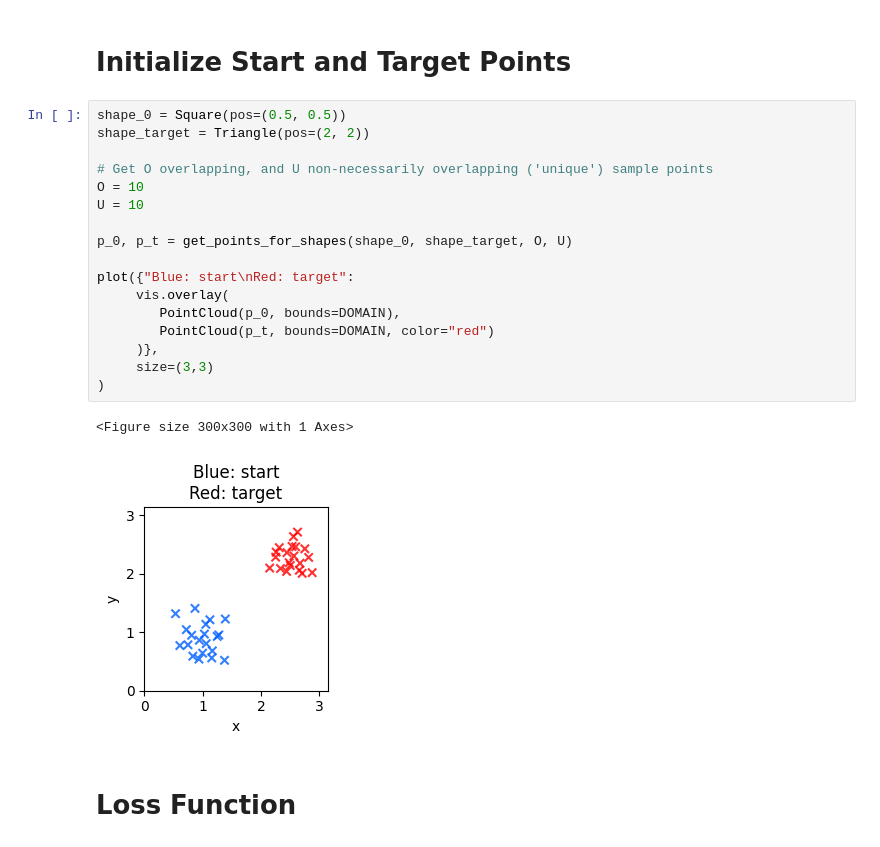
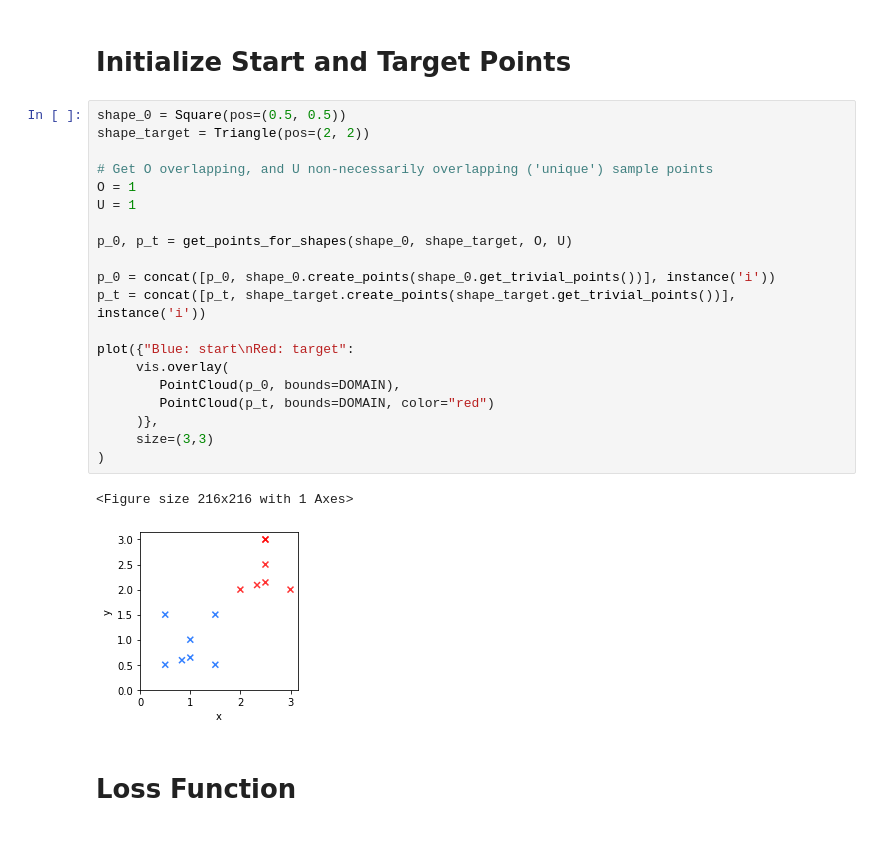
Before and after one commit to bobarna/eigenfluid-control, a Jupyter notebook: eigenfluid-force-optimization.ipynb, the cells around one changed output. Drawn from its saved outputs; the diff is of its cells as text.

```diff
--- a/eigenfluid-force-optimization.ipynb
+++ b/eigenfluid-force-optimization.ipynb
@@ -38,23 +38,26 @@ Eigenfluid initialized in 7.644428968429565 seconds
 # %%
 shape_0 = Square(pos=(0.5, 0.5))
 shape_target = Triangle(pos=(2, 2))
 
 # Get O overlapping, and U non-necessarily overlapping ('unique') sample points
-O = 10
-U = 10
+O = 1
+U = 1
 
 p_0, p_t = get_points_for_shapes(shape_0, shape_target, O, U)
+
+p_0 = concat([p_0, shape_0.create_points(shape_0.get_trivial_points())], instance('i'))
+p_t = concat([p_t, shape_target.create_points(shape_target.get_trivial_points())], instance('i'))
 
 plot({"Blue: start\nRed: target":
      vis.overlay(
         PointCloud(p_0, bounds=DOMAIN),
         PointCloud(p_t, bounds=DOMAIN, color="red")
      )},
      size=(3,3)
 )
 # %% [output]
-<Figure size 300x300 with 1 Axes>
+<Figure size 216x216 with 1 Axes>
-[figure, old version]
+[figure, new version]
 # %% [markdown]
 # Loss Function
 # %%
```
Also changed, not shown: parts of 8 cells of this notebook, 6 other files.
